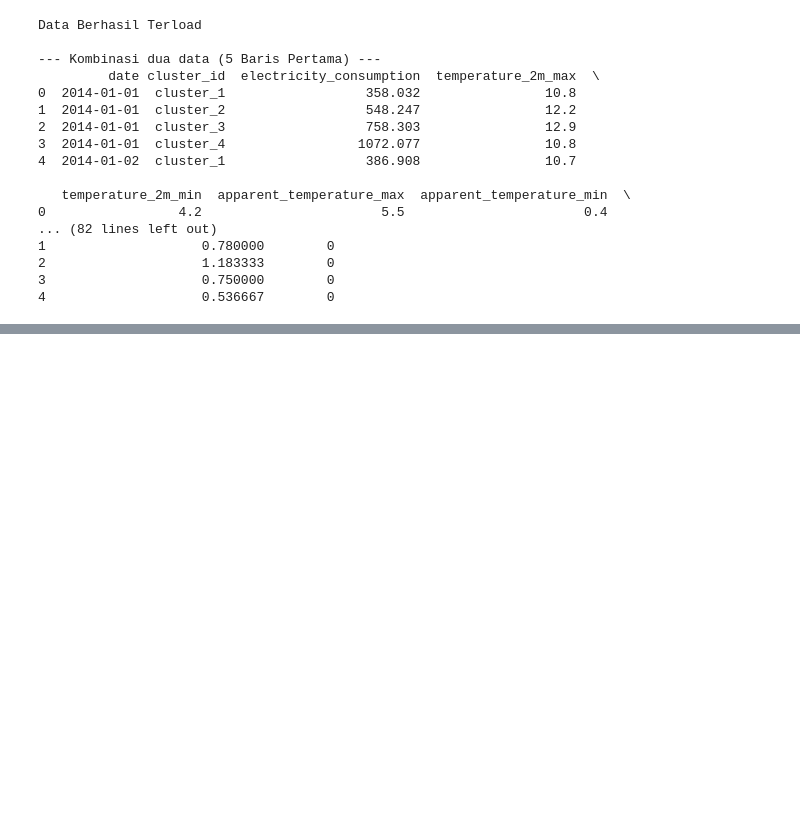
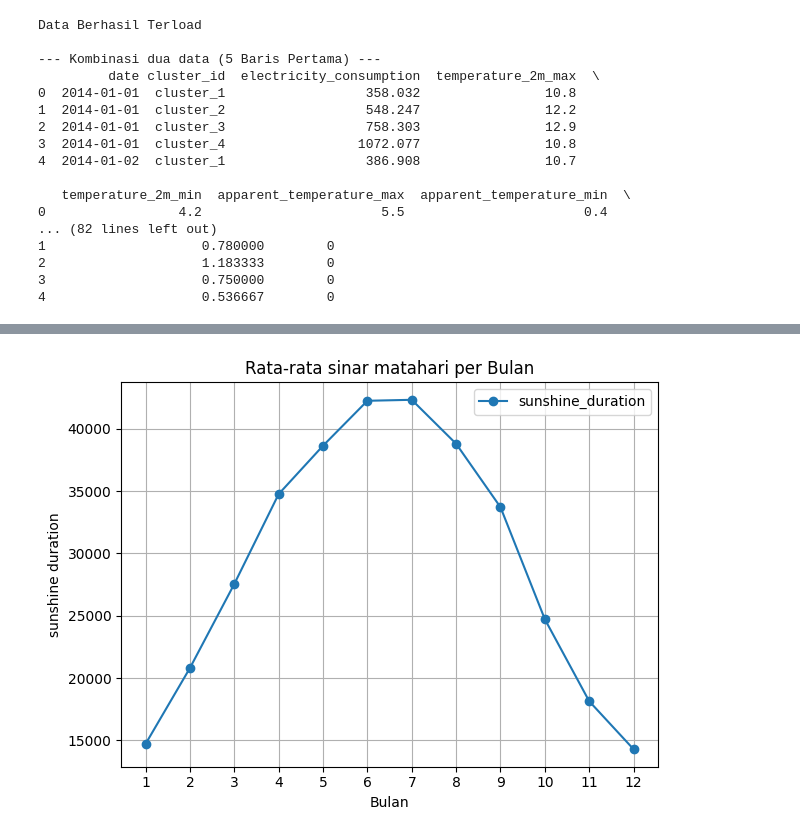
Before and after one commit to Elmanda1/DSA_COMPFEST, a Jupyter notebook: compfest.ipynb, the cells around one changed output, grey strips where cells are left out. Drawn from its saved outputs; the diff is of its cells as text; code cells hidden in the pictures; blank space fills up the shorter version.

```diff
--- a/compfest.ipynb
+++ b/compfest.ipynb
@@ -134,0 +245,14 @@ all_df.info()
+# %%
+#chart untuk melihat rata rata matahari per bulan
+sun_avg = all_df.groupby('month')['sunshine_duration'].mean()
+sun_avg.plot(kind='line', marker='o', title='Rata-rata sinar matahari per Bulan')
+plt.ylabel('sunshine duration')
+
+plt.xlabel('Bulan')
+plt.xticks(range(1, 13))
+plt.grid(True)
+plt.legend()
+plt.tight_layout()
+#fiks awal bulan akhir bulan adalah winter karena matahari yang sedikit
+# %% [output]
+[figure, added]
```
Also changed, not shown: parts of 25 cells of this notebook, 1 other file.
